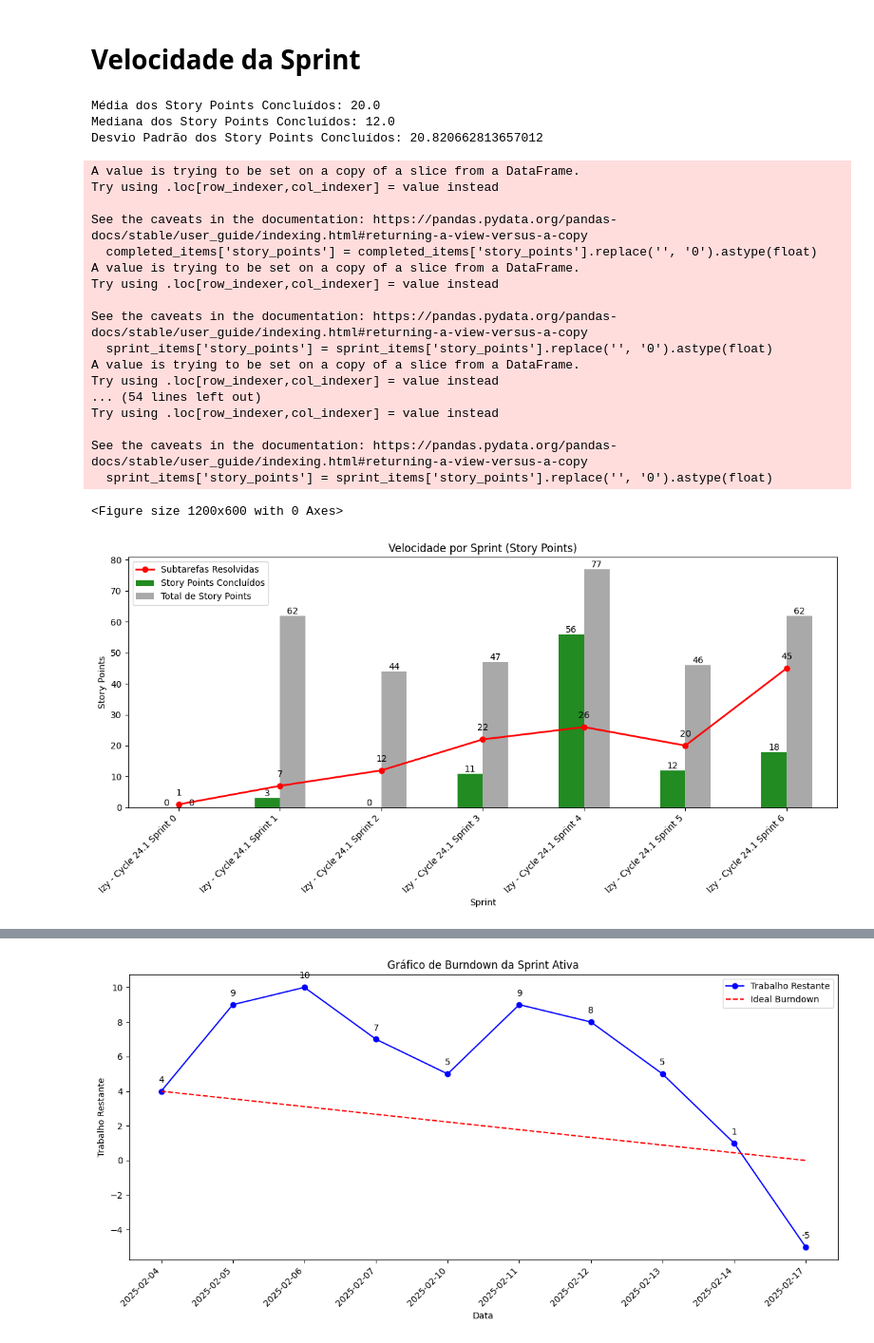
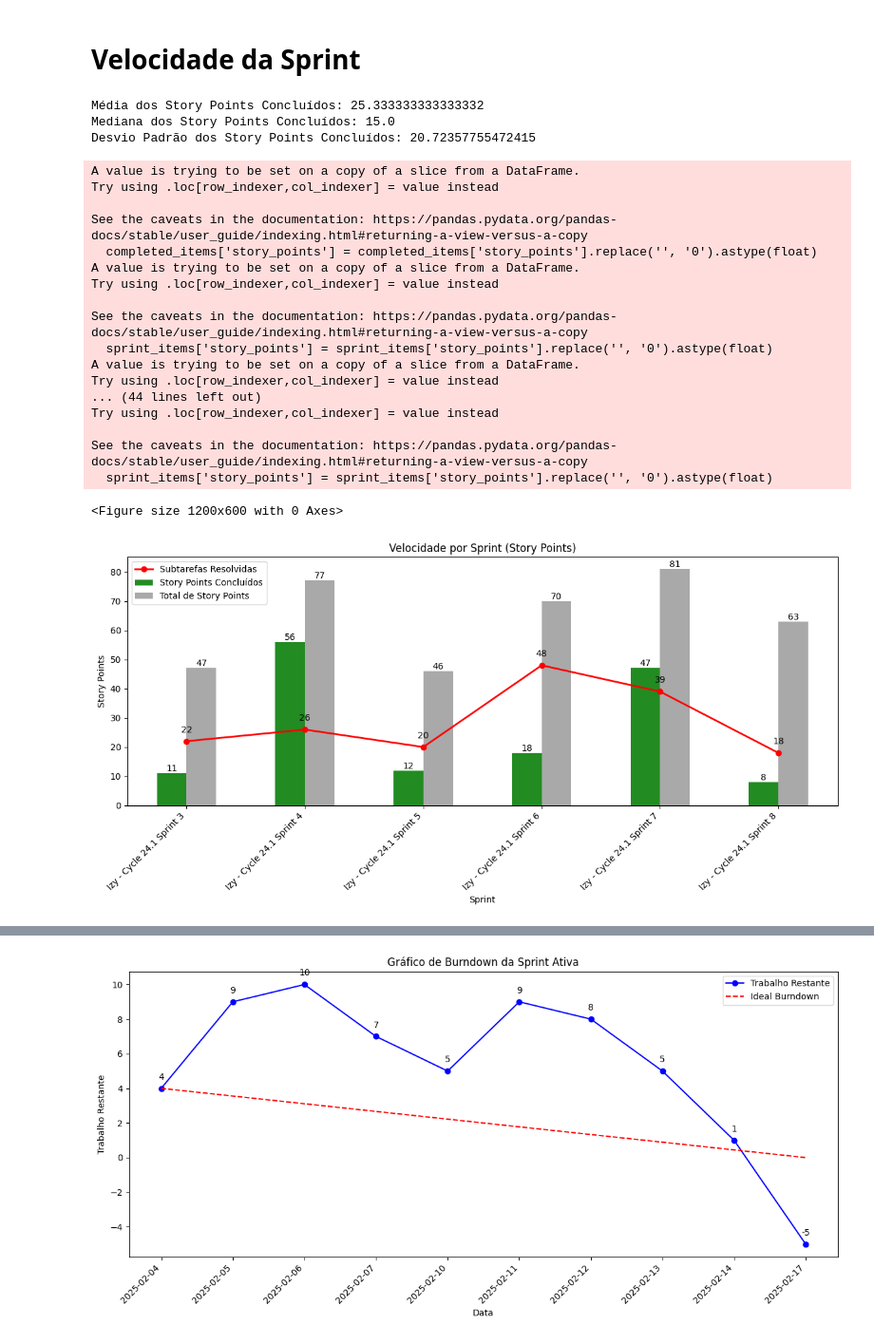
Before and after one commit to elieziossn/JiraSprintAnalysis, a Jupyter notebook: sprintreview.ipynb, the cells around one changed output, grey strips where cells are left out. Shown at 95% size. Cells and saved outputs as stored; diff of their text form; code cells hidden in the pictures.

Commit message:
cálculo das métricas históricas desconsiderando as 3 primeiras sprints

```diff
--- a/sprintreview.ipynb
+++ b/sprintreview.ipynb
@@ -24,8 +24,9 @@ sprint_dates = {
     'Izy - Cycle 24.1 Sprint 3': {'start': '16/12/24', 'end': '27/12/24'},
     'Izy - Cycle 24.1 Sprint 4': {'start': '07/01/25', 'end': '20/01/25'},
     'Izy - Cycle 24.1 Sprint 5': {'start': '21/01/25', 'end': '03/02/25'},
-    'Izy - Cycle 24.1 Sprint 6': {'start': '04/01/25', 'end': '17/02/25'},
-    'Izy - Cycle 24.1 Sprint 7': {'start': '18/01/25', 'end': '28/02/25'},
+    'Izy - Cycle 24.1 Sprint 6': {'start': '04/02/25', 'end': '17/02/25'},
+    'Izy - Cycle 24.1 Sprint 7': {'start': '18/02/25', 'end': '28/02/25'},
+    'Izy - Cycle 24.1 Sprint 8': {'start': '06/03/25', 'end': '17/03/25'}
 }
 # %% [markdown]
 ### Especificações manuais necessárias:
@@ -39,7 +40,7 @@ parsed_items = xp.loadXml(file_path)
 ### Especificações manuais necessárias:
 - Especifique o nome da sprint ativa
 # %%
-sprint_ativa = 'Izy - Cycle 24.1 Sprint 6'
+sprint_ativa = 'Izy - Cycle 24.1 Sprint 8'
 # %% [markdown]
 ### Especificações manuais necessárias:
 - Revise a lista de feriados no período.
@@ -248,7 +250,7 @@ plt.show()
 velocity_by_sprint = pd.Series(dtype=float)
 total_points_by_sprint = pd.Series(dtype=float)
 
-for sprint, dates in sprints_df.iterrows():
+for sprint, dates in sprints_df.iloc[3:].iterrows():
     start_date = dates['start']
     end_date = dates['end']
 
@@ -295,7 +297,7 @@ plt.figure(figsize=(12, 6))
 ax = velocity_df.plot(kind='bar', figsize=(12, 6), color=['#228B22', '#A9A9A9'])
 
 # Adicionar linha vermelha representando subtarefas resolvidas por sprint
-ax.plot(subtasks_resolved_by_sprint.index, subtasks_resolved_by_sprint.values, color='red', marker='o', linestyle='-', linewidth=2, label='Subtarefas Resolvidas')
+ax.plot(subtasks_resolved_by_sprint.index[3:], subtasks_resolved_by_sprint.values[3:], color='red', marker='o', linestyle='-', linewidth=2, label='Subtarefas Resolvidas')
 
 # Adicionar rótulos de valor na linha
 for i, txt in enumerate(subtasks_resolved_by_sprint.values):
@@ -307,38 +309,38 @@ ax.set_xlabel('Sprint')
 ax.set_ylabel('Story Points')
 ax.set_xticklabels(velocity_df.index, rotation=45, ha='right')
 
 # Adicionar rótulos de valor nas barras
 for container in ax.containers:
     ax.bar_label(container)
 
 # Adicionar legenda
 ax.legend(loc='upper left')
 
 plt.tight_layout()
 plt.show()
 # %% [output]
-Média dos Story Points Concluídos: 20.0
-Mediana dos Story Points Concluídos: 12.0
-Desvio Padrão dos Story Points Concluídos: 20.820662813657012
+Média dos Story Points Concluídos: 25.333333333333332
+Mediana dos Story Points Concluídos: 15.0
+Desvio Padrão dos Story Points Concluídos: 20.72357755472415
 A value is trying to be set on a copy of a slice from a DataFrame.
 Try using .loc[row_indexer,col_indexer] = value instead
 
 See the caveats in the documentation: https://pandas.pydata.org/pandas-docs/stable/user_guide/indexing.html#returning-a-view-versus-a-copy
   completed_items['story_points'] = completed_items['story_points'].replace('', '0').astype(float)
 A value is trying to be set on a copy of a slice from a DataFrame.
 Try using .loc[row_indexer,col_indexer] = value instead
 
 See the caveats in the documentation: https://pandas.pydata.org/pandas-docs/stable/user_guide/indexing.html#returning-a-view-versus-a-copy
   sprint_items['story_points'] = sprint_items['story_points'].replace('', '0').astype(float)
 A value is trying to be set on a copy of a slice from a DataFrame.
 Try using .loc[row_indexer,col_indexer] = value instead
-... (54 lines left out)
+... (44 lines left out)
 Try using .loc[row_indexer,col_indexer] = value instead
 
 See the caveats in the documentation: https://pandas.pydata.org/pandas-docs/stable/user_guide/indexing.html#returning-a-view-versus-a-copy
   sprint_items['story_points'] = sprint_items['story_points'].replace('', '0').astype(float)
 <Figure size 1200x600 with 0 Axes>
-[figure, old version]
+[figure, new version]
 # %%
 #velocity_df = iu.velocity_by_sprint(df_geral, sprints_df)
 
```
Also changed, not shown: parts of 6 cells of this notebook.
